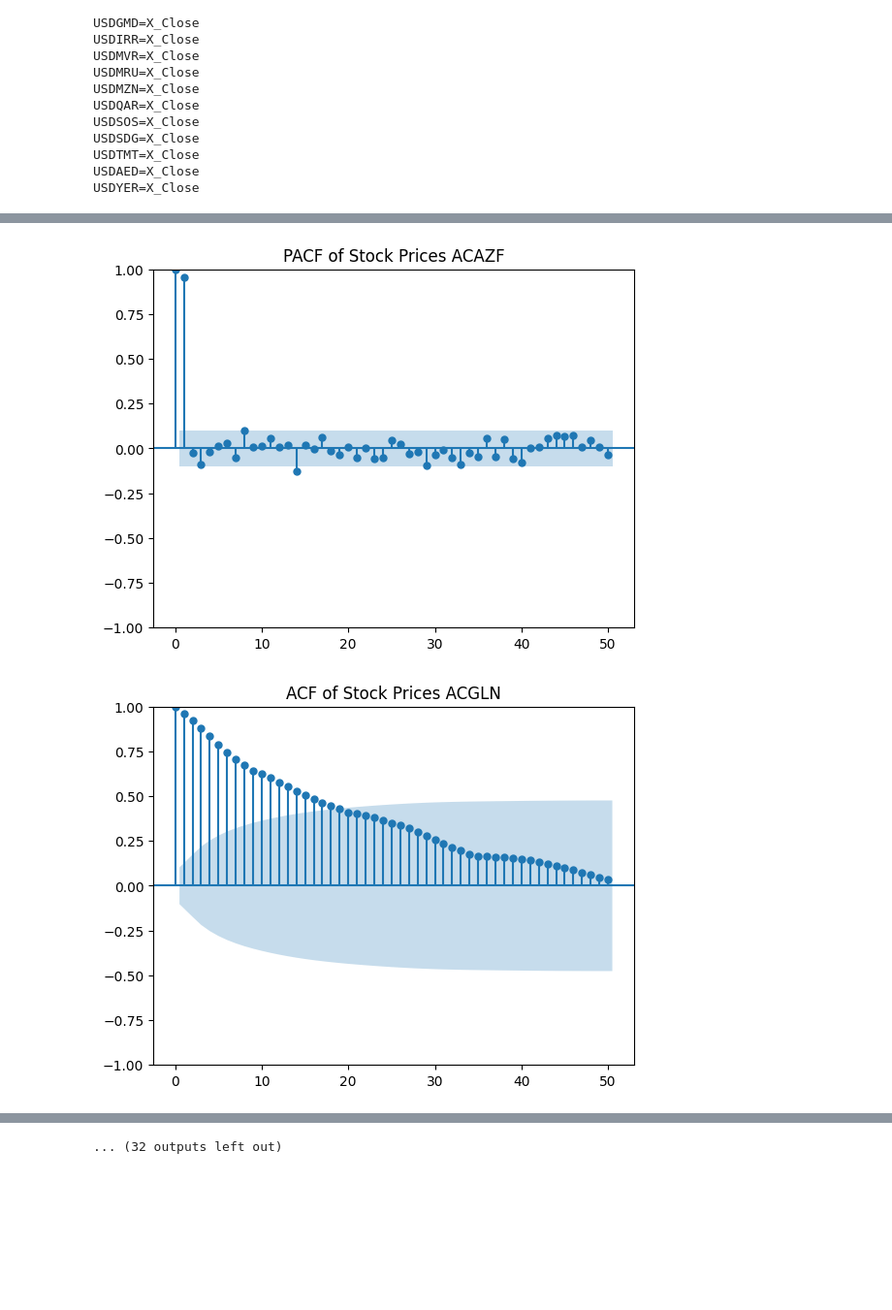
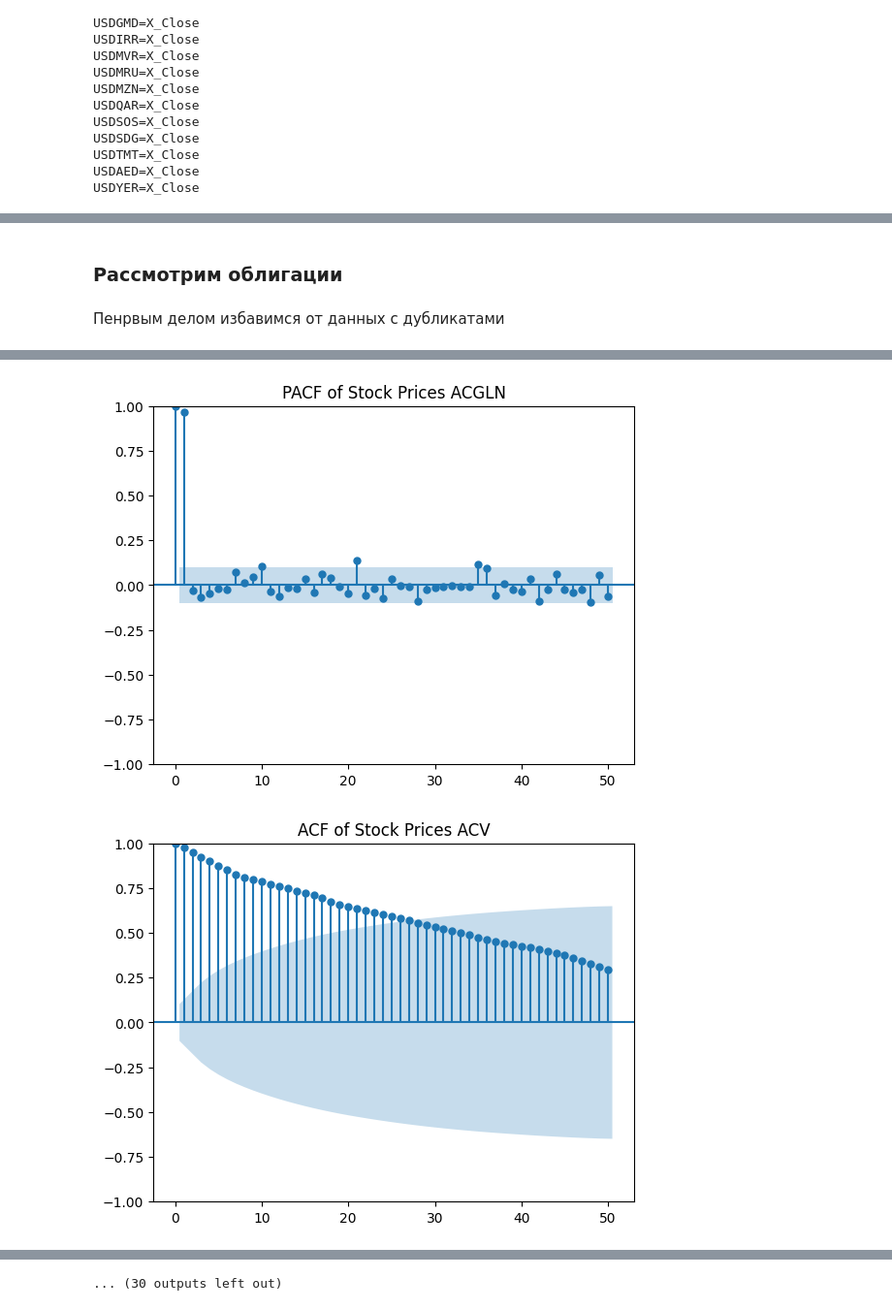
Before and after one commit to 113578/apsm, a Jupyter notebook: notebooks/TS_stat_test_eda.ipynb, the cells around one changed output, grey strips where cells are left out. Shown at 97% size. Drawn from its saved outputs; the diff is of its cells as text; code cells hidden in the pictures; blank space fills up the shorter version.

```diff
--- a/notebooks/TS_stat_test_eda.ipynb
+++ b/notebooks/TS_stat_test_eda.ipynb
@@ -83,6 +87,7 @@ import numpy as np
 from statsmodels.tsa.stattools import acf
 from statsmodels.tsa.stattools import adfuller
 from statsmodels.tsa.stattools import pacf
+from statsmodels.tsa.stattools import kpss
 from statsmodels.graphics.tsaplots import plot_acf, plot_pacf
 import warnings
 warnings.filterwarnings("ignore")
@@ -92,29 +97,38 @@ def is_stationary(series):
     p_value = result[1]
     return p_value < 0.05
 
+def kpss_test(series, regression='c', **kwargs):
+    result = kpss(series, **kwargs)
+    return result[1] < 0.05
+
 stationarity_dict = {}
+kpss_dict = {}
 
 for column in currency.columns:
     stationarity_dict[column] = is_stationary(currency[column])
+    kpss_dict[column] = kpss_test(currency[column])
 
 #display(stationarity_dict)
 
-stationarity = pd.DataFrame(list(stationarity_dict.items()), columns=['CurrencyPair', 'Stationary'])
+adf_stationarity = pd.DataFrame(list(stationarity_dict.items()), columns=['CurrencyPair', 'Stationary'])
+kpss_stationarity = pd.DataFrame(list(kpss_dict.items()), columns=['CurrencyPair', 'Stationary'])
+stationarity_prob = adf_stationarity.merge(kpss_stationarity, on='CurrencyPair')
+stationarity = stationarity_prob[(stationarity_prob['Stationary_x'] == True) & (stationarity_prob['Stationary_y'] == True)]
+#display(stationarity)
 
 
-
-def calculate_acf(series, lags=366):
+def calculate_acf(series, lags=50):
     acf_values = acf(series, nlags=lags)
     return acf_values
 
-def calculate_pacf(series, lags=182):
+def calculate_pacf(series, lags=50):
     pacf_values = pacf(series, nlags=lags)
     return pacf_values
 
 acf_df = pd.DataFrame()
 pacf_df = pd.DataFrame()
 
-for column in currency[stationarity[stationarity['Stationary'] == True]['CurrencyPair']]:
+for column in currency[stationarity['CurrencyPair']]:
     acf_values = calculate_acf(currency[column])
     acf_df[column] = acf_values
     pacf_values = calculate_pacf(currency[column])
@@ -150,3 +248,7 @@ display(pacf_df)
+# %% [markdown]
+### Рассмотрим облигации
+# %% [markdown]
+Пенрвым делом избавимся от данных с дубликатами
 # %%
 duplicated = []
 
@@ -156,21 +258,25 @@ for column in stock.columns:
 stock.drop(columns=duplicated, inplace=True)
 # %%
 stationarity_dict = {}
+kpss_dict = {}
 
 for column in stock.columns:
     stationarity_dict[column] = is_stationary(stock[column])
+    kpss_dict[column] = kpss_test(stock[column])
 
-stationarity = pd.DataFrame(list(stationarity_dict.items()), columns=['StockPair', 'Stationary'])
+adf_stationarity = pd.DataFrame(list(stationarity_dict.items()), columns=['Stock', 'Stationary'])
+kpss_stationarity = pd.DataFrame(list(kpss_dict.items()), columns=['Stock', 'Stationary'])
+stationarity_prob = adf_stationarity.merge(kpss_stationarity, on='Stock')
+stationarity = stationarity_prob[(stationarity_prob['Stationary_x'] == True) & (stationarity_prob['Stationary_y'] == True)]
 
 acf_df = pd.DataFrame()
 pacf_df = pd.DataFrame()
 
-for column in stock[stationarity[stationarity['Stationary'] == True]['StockPair'][:20]]:
+for column in stock[stationarity[stationarity['Stationary_x'] == True]['Stock'][:20]]:
     acf_values = calculate_acf(stock[column])
     acf_df[column] = acf_values
     pacf_values = calculate_pacf(stock[column])
     pacf_df[column] = pacf_values
-    # ACF
     plot_acf(stock[column], lags=50)
     plt.title(f'ACF of Stock Prices {column}')
     plt.show()
@@ -178,8 +284,8 @@ for column in stock[stationarity[stationarity['Stationary'] == True]['StockPair'
     plt.title(f'PACF of Stock Prices {column}')
     plt.show()
 
-display(acf_df)
-display(pacf_df)
+display(acf_df.head())
+display(pacf_df.head())
 # %% [output]
 [figure]
 [figure]
@@ -191,2 +297,2 @@ display(pacf_df)
-[figure, old version]
+[figure, new version]
-[figure, old version]
+[figure, new version]
@@ -196,2 +302,2 @@ display(pacf_df)
-... (32 outputs left out)
+... (30 outputs left out)
 # %% [markdown]
```
Also changed, not shown: parts of 20 cells of this notebook.
